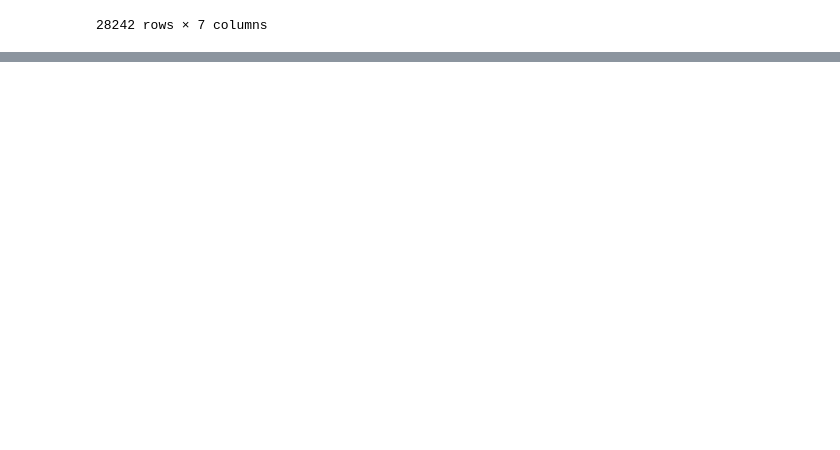
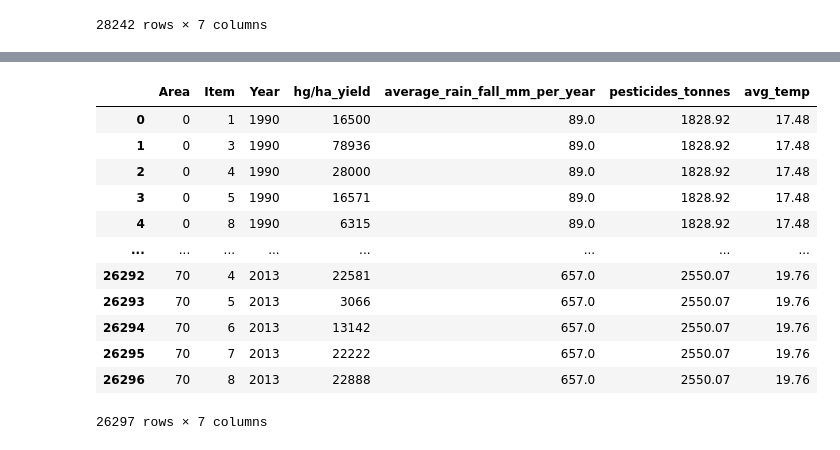
Before and after one commit to Vinayak-C12/Farm-Productivity, a Jupyter notebook: Yield Pediction.ipynb, the cells around one changed output, grey strips where cells are left out. Drawn from its saved outputs; the diff is of its cells as text; code cells hidden in the pictures; blank space fills up the shorter version.

```diff
--- a/Yield Pediction.ipynb
+++ b/Yield Pediction.ipynb
@@ -71,0 +123,13 @@ yield_df
+# %%
+#Encoding of Categorical Columns
+from sklearn.preprocessing import LabelEncoder
+label_encoder = LabelEncoder()
+datacorr['Area'] = label_encoder.fit_transform(datacorr['Area'])
+Mapping= dict(zip(label_encoder.classes_, label_encoder.transform(label_encoder.classes_)))
+Area_Mapping={}
+Area_Mapping = Mapping.copy()
+# %%
+datacorr['Item'] = label_encoder.fit_transform(datacorr['Item'])
+Mapping= dict(zip(label_encoder.classes_, label_encoder.transform(label_encoder.classes_)))
+Item_Mapping={}
+Item_Mapping = Mapping.copy()
@@ -71,0 +169,16 @@ yield_df
+# %%
+datacorr
+# %% [output]
+|  | Area | Item | Year | hg/ha_yield | average_rain_fall_mm_per_year | pesticides_tonnes | avg_temp |
+| 0 | 0 | 1 | 1990 | 16500 | 89.0 | 1828.92 | 17.48 |
+| 1 | 0 | 3 | 1990 | 78936 | 89.0 | 1828.92 | 17.48 |
+| 2 | 0 | 4 | 1990 | 28000 | 89.0 | 1828.92 | 17.48 |
+| 3 | 0 | 5 | 1990 | 16571 | 89.0 | 1828.92 | 17.48 |
+| 4 | 0 | 8 | 1990 | 6315 | 89.0 | 1828.92 | 17.48 |
+| ... | ... | ... | ... | ... | ... | ... | ... |
+| 26292 | 70 | 4 | 2013 | 22581 | 657.0 | 2550.07 | 19.76 |
+| 26293 | 70 | 5 | 2013 | 3066 | 657.0 | 2550.07 | 19.76 |
+| 26294 | 70 | 6 | 2013 | 13142 | 657.0 | 2550.07 | 19.76 |
+| 26295 | 70 | 7 | 2013 | 22222 | 657.0 | 2550.07 | 19.76 |
+| 26296 | 70 | 8 | 2013 | 22888 | 657.0 | 2550.07 | 19.76 |
+26297 rows × 7 columns
```
Also changed, not shown: parts of 8 cells of this notebook.
